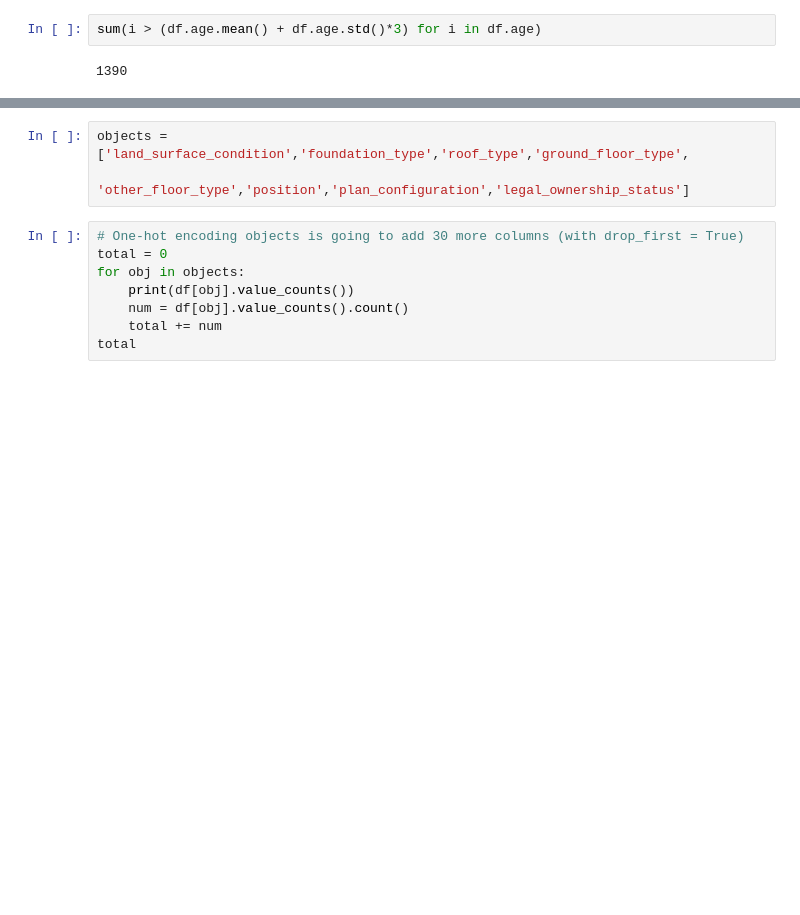
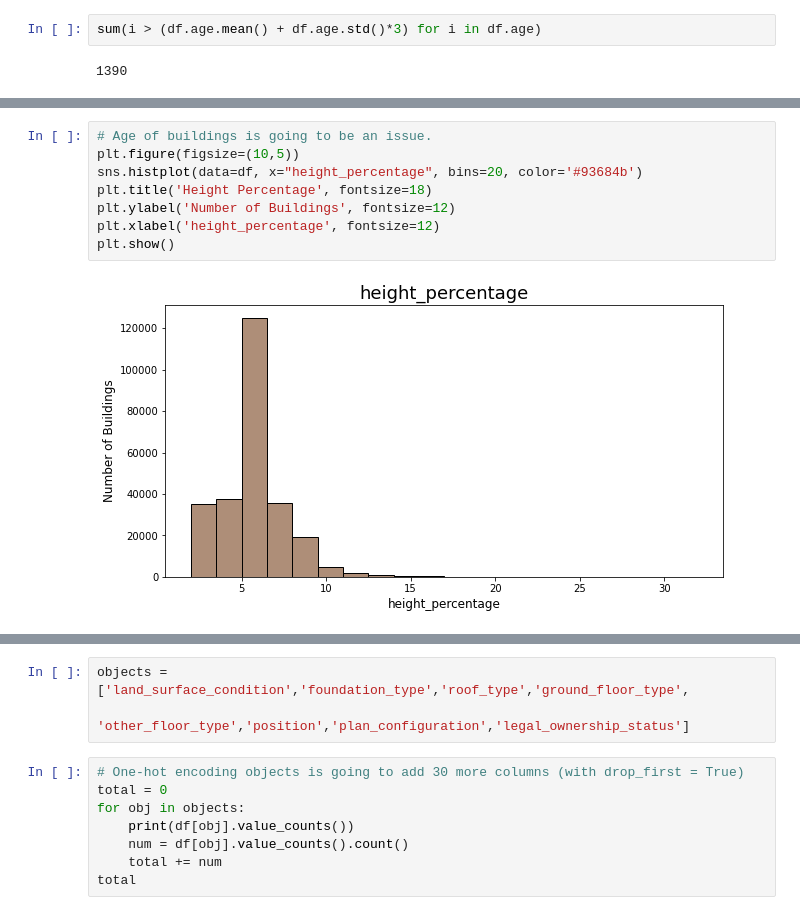
Before and after one commit to twhipple/Modeling_Earthquake_Damage, a Jupyter notebook: Modeling_Earthquake_Damage.ipynb, the cells around one changed output, grey strips where cells are left out. Cells and saved outputs as stored; diff of their text form; blank space fills up the shorter version.

```diff
--- a/Modeling_Earthquake_Damage.ipynb
+++ b/Modeling_Earthquake_Damage.ipynb
@@ -190,0 +232,10 @@ sum(i > (df.age.mean() + df.age.std()*3) for i in df.age)
+# %%
+# Age of buildings is going to be an issue.
+plt.figure(figsize=(10,5))
+sns.histplot(data=df, x="height_percentage", bins=20, color='#93684b')
+plt.title('Height Percentage', fontsize=18)
+plt.ylabel('Number of Buildings', fontsize=12)
+plt.xlabel('height_percentage', fontsize=12)
+plt.show()
+# %% [output]
+[figure, added]
```
Also changed, not shown: parts of 10 cells of this notebook.
